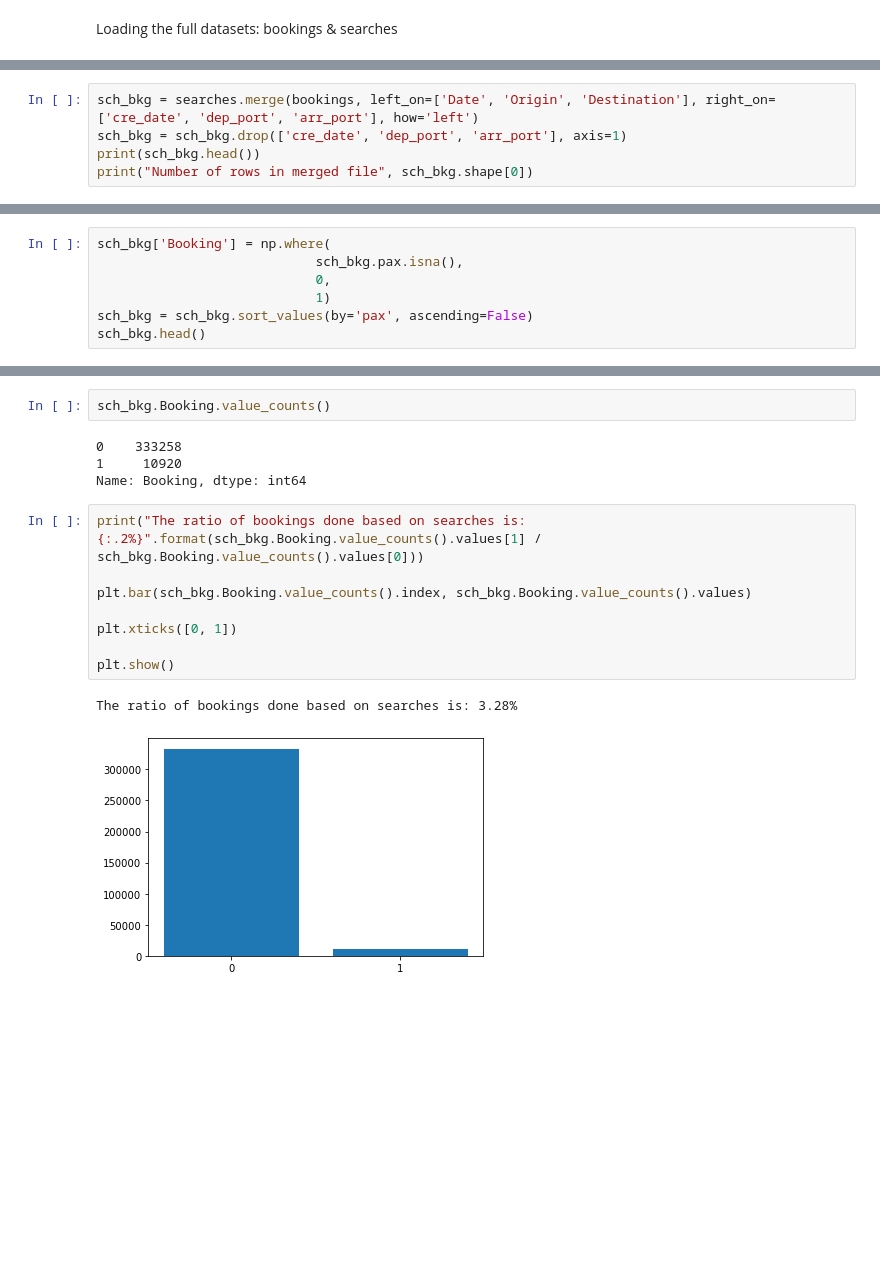
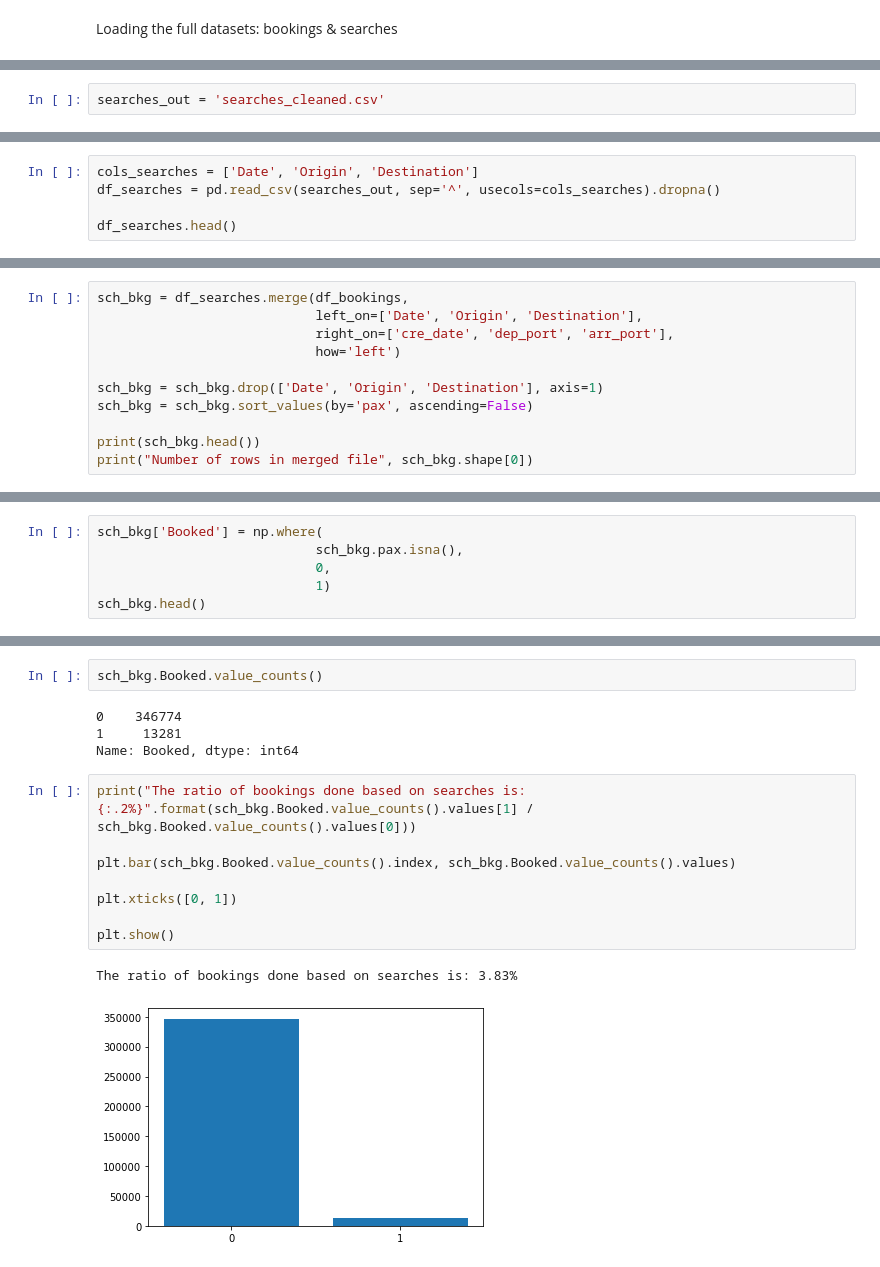
Before and after one commit to caresppen/DSChallenge, a Jupyter notebook: Ex4.ipynb, the cells around one changed output, grey strips where cells are left out. Saved outputs shown, nothing was run; the diff lists cells and outputs as text; blank space fills up the shorter version.

```diff
--- a/Ex4.ipynb
+++ b/Ex4.ipynb
@@ -336 +372,3 @@ print("Number of rows in bookings:", bookings.shape[0])
+# %%
+searches_out = 'searches_cleaned.csv'
 # %%
@@ -377,0 +412,5 @@ Number of rows in searches: 344178
+# %%
+cols_searches = ['Date', 'Origin', 'Destination']
+df_searches = pd.read_csv(searches_out, sep='^', usecols=cols_searches).dropna()
+
+df_searches.head()
@@ -378,6 +424,12 @@ Number of rows in searches: 344178
 # %%
-sch_bkg = searches.merge(bookings, left_on=['Date', 'Origin', 'Destination'], right_on=['cre_date', 'dep_port', 'arr_port'], how='left')
-sch_bkg = sch_bkg.drop(['cre_date', 'dep_port', 'arr_port'], axis=1)
+sch_bkg = df_searches.merge(df_bookings,
+                            left_on=['Date', 'Origin', 'Destination'],
+                            right_on=['cre_date', 'dep_port', 'arr_port'],
+                            how='left')
+
+sch_bkg = sch_bkg.drop(['Date', 'Origin', 'Destination'], axis=1)
+sch_bkg = sch_bkg.sort_values(by='pax', ascending=False)
+
 print(sch_bkg.head())
 print("Number of rows in merged file", sch_bkg.shape[0])
 # %% [output]
@@ -391,8 +443,7 @@ Number of rows in merged file 344178
 # %%
-sch_bkg['Booking'] = np.where(
+sch_bkg['Booked'] = np.where(
                             sch_bkg.pax.isna(),
                             0,
                             1)
-sch_bkg = sch_bkg.sort_values(by='pax', ascending=False)
 sch_bkg.head()
 # %% [output]
@@ -405,18 +456,18 @@ sch_bkg.head()
 # %%
-sch_bkg.Booking.value_counts()
+sch_bkg.Booked.value_counts()
 # %% [output]
-0    333258
-1     10920
-Name: Booking, dtype: int64
+0    346774
+1     13281
+Name: Booked, dtype: int64
 # %%
-print("The ratio of bookings done based on searches is: {:.2%}".format(sch_bkg.Booking.value_counts().values[1] / sch_bkg.Booking.value_counts().values[0]))
+print("The ratio of bookings done based on searches is: {:.2%}".format(sch_bkg.Booked.value_counts().values[1] / sch_bkg.Booked.value_counts().values[0]))
 
-plt.bar(sch_bkg.Booking.value_counts().index, sch_bkg.Booking.value_counts().values)
+plt.bar(sch_bkg.Booked.value_counts().index, sch_bkg.Booked.value_counts().values)
 
 plt.xticks([0, 1])
 
 plt.show()
 # %% [output]
-The ratio of bookings done based on searches is: 3.28%
+The ratio of bookings done based on searches is: 3.83%
-[figure, old version]
+[figure, new version]
 # %% [markdown]
```
Also changed, not shown: parts of 22 cells of this notebook.
